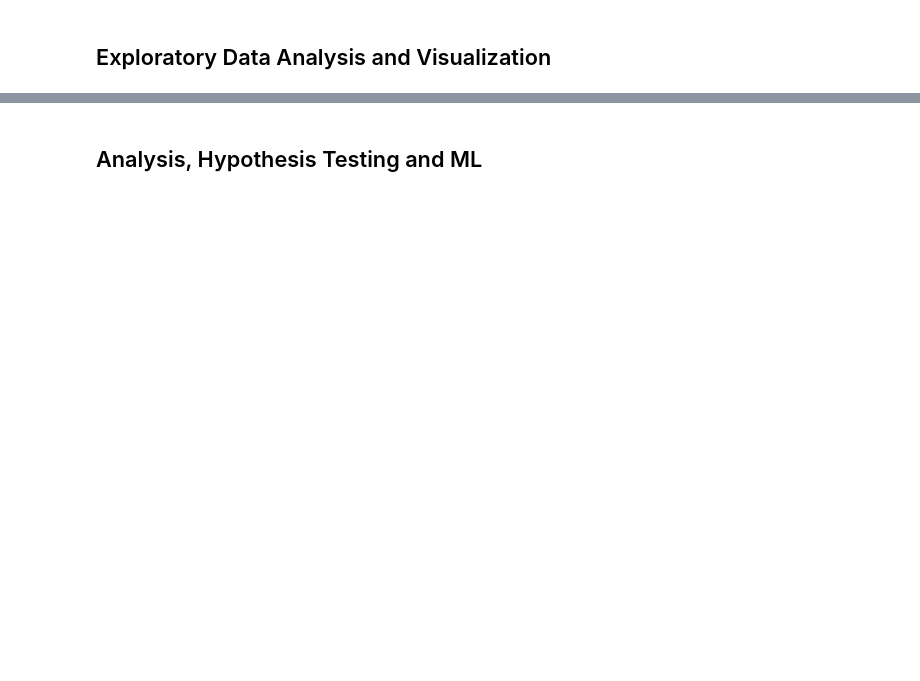
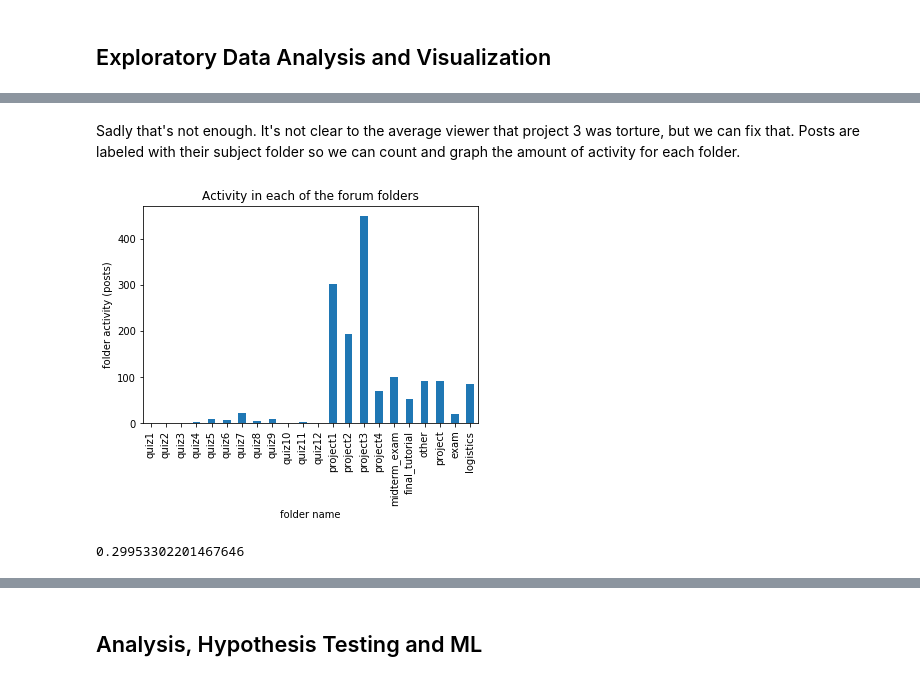
Before and after one commit to DefunkedMelon/DefunkedMelon.io, a Jupyter notebook: Data Science for Dummies.ipynb, the cells around one changed output, grey strips where cells are left out. Saved outputs shown, nothing was run; the diff lists cells and outputs as text; code cells hidden in the pictures; blank space fills up the shorter version.

Commit message:
THE PROJECT IS DONE

```diff
--- a/Data Science for Dummies.ipynb
+++ b/Data Science for Dummies.ipynb
@@ -379,0 +356,22 @@ Let's also do a plot by time.
+# %% [markdown]
+Sadly that's not enough. It's not clear to the average viewer that project 3 was torture, but we can fix that. Posts are labeled with their subject folder so we can count and graph the amount of activity for each folder.
+# %%
+# Let's create a pandas series that maps folders to the post quantity
+folder_counts = pd.Series()
+for folder in folders:
+    f_posts = posts[posts[folder] == 1]
+    folder_counts[folder] = f_posts.count()['id']
+
+# Now we graph the results
+folder_counts.plot.bar()
+plt.title("Activity in each of the forum folders")
+plt.xlabel("folder name")
+plt.ylabel("folder activity (posts)")
+plt.show()
+# %% [output]
+[figure, added]
+# %%
+# Let's figure out what portion of the posts were about project 3
+folder_counts['project3']/total_posts
+# %% [output]
+0.29953302201467646
```
Also changed, not shown: parts of 34 cells of this notebook, 1 other file.
